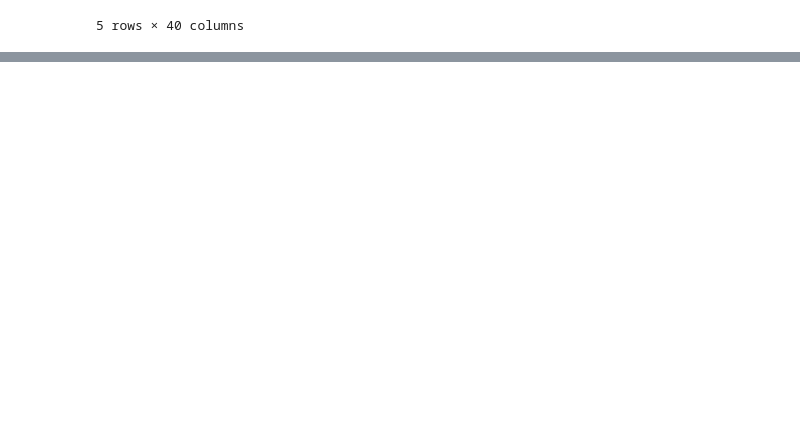
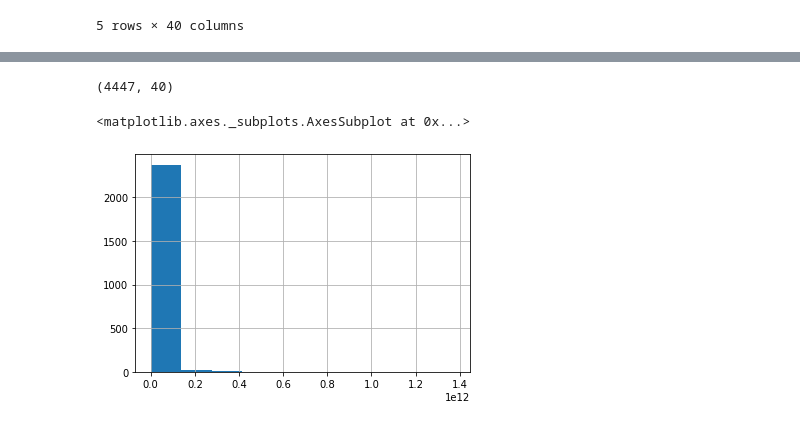
Before and after one commit to ipatel467/Stock-Market-Analysis, a Jupyter notebook: Stocks.ipynb, the cells around one changed output, grey strips where cells are left out. Drawn from its saved outputs; the diff is of its cells as text; code cells hidden in the pictures; blank space fills up the shorter version.

```diff
--- a/Stocks.ipynb
+++ b/Stocks.ipynb
@@ -76,0 +158,10 @@ dtype: object
+# %%
+# get the shape of the dataset
+full_fin_stocks_df.shape
+# %% [output]
+(4447, 40)
+# %%
+full_fin_stocks_df['marketCap'].hist()
+# %% [output]
+<matplotlib.axes._subplots.AxesSubplot at 0x...>
+[figure, added]
```
Also changed, not shown: parts of 10 cells of this notebook.
